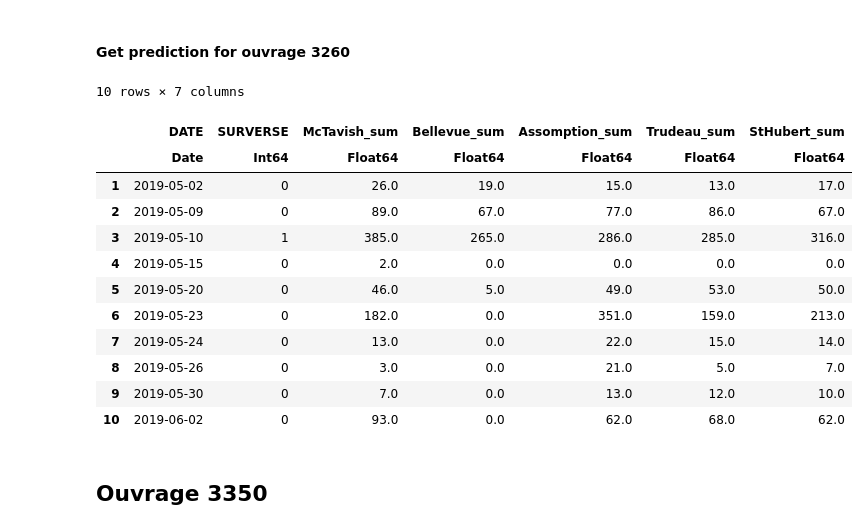
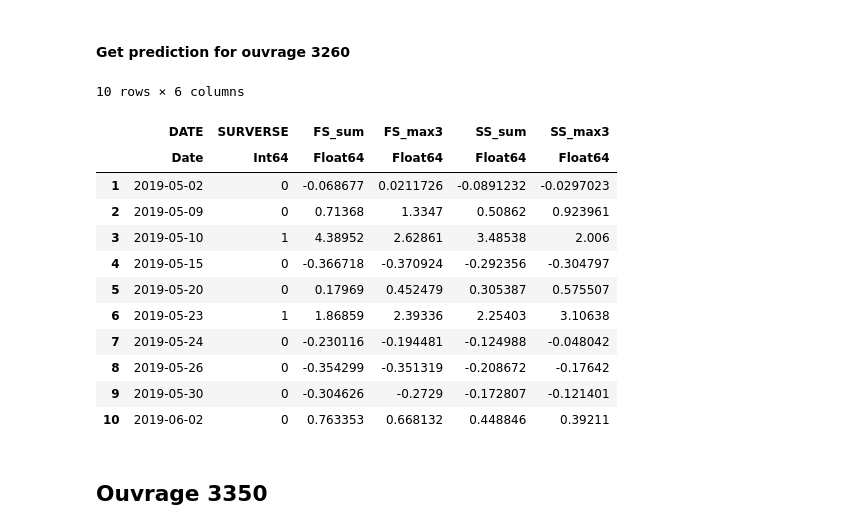
Before and after one commit to JeyzerMC/MTH3302-Project, a Jupyter notebook: Modele_Isolation.ipynb, the cells around one changed output. Drawn from its saved outputs; the diff is of its cells as text; code cells hidden in the pictures.

```diff
--- a/Modele_Isolation.ipynb
+++ b/Modele_Isolation.ipynb
@@ -30,3 +21,9 @@ names_ft = [:McTavish_sum, :McTavish_max, :McTavish_max3,
+# %%
+val_form = @formula(SURVERSE ~ FS_sum + FS_max3 +
+                               SS_sum + SS_max3);
+# %%
+names_ft = [:FS_sum, :FS_max, :FS_max3,
+            :SS_sum, :SS_max, :SS_max3];
 # %%
 params_rf = DataFrame(param=String[], min=Int8[], max=Int8[], step=Int8[]);
 
@@ -110,22 +137,22 @@ test_pred = convert(Array{Int}, trunc.(test_pred));
 # %%
 pred_3260 = test_set;
 pred_3260[!, :SURVERSE] = test_pred;
-vis_ft = [:DATE, :SURVERSE, :McTavish_sum, :Bellevue_sum, :Assomption_sum, :Trudeau_sum, :StHubert_sum];
+vis_ft = [:DATE, :SURVERSE, :FS_sum, :FS_max3, :SS_sum, :SS_max3];
 first(pred_3260[!, vis_ft], 10)
 # %% [output]
-10 rows × 7 columns
+10 rows × 6 columns
-|  | DATE | SURVERSE | McTavish_sum | Bellevue_sum | Assomption_sum | Trudeau_sum | StHubert_sum |
-|  | Date | Int64 | Float64 | Float64 | Float64 | Float64 | Float64 |
-| 1 | 2019-05-02 | 0 | 26.0 | 19.0 | 15.0 | 13.0 | 17.0 |
-| 2 | 2019-05-09 | 0 | 89.0 | 67.0 | 77.0 | 86.0 | 67.0 |
-| 3 | 2019-05-10 | 1 | 385.0 | 265.0 | 286.0 | 285.0 | 316.0 |
-| 4 | 2019-05-15 | 0 | 2.0 | 0.0 | 0.0 | 0.0 | 0.0 |
-| 5 | 2019-05-20 | 0 | 46.0 | 5.0 | 49.0 | 53.0 | 50.0 |
-| 6 | 2019-05-23 | 0 | 182.0 | 0.0 | 351.0 | 159.0 | 213.0 |
-| 7 | 2019-05-24 | 0 | 13.0 | 0.0 | 22.0 | 15.0 | 14.0 |
-| 8 | 2019-05-26 | 0 | 3.0 | 0.0 | 21.0 | 5.0 | 7.0 |
-| 9 | 2019-05-30 | 0 | 7.0 | 0.0 | 13.0 | 12.0 | 10.0 |
-| 10 | 2019-06-02 | 0 | 93.0 | 0.0 | 62.0 | 68.0 | 62.0 |
+|  | DATE | SURVERSE | FS_sum | FS_max3 | SS_sum | SS_max3 |
+|  | Date | Int64 | Float64 | Float64 | Float64 | Float64 |
+| 1 | 2019-05-02 | 0 | -0.068677 | 0.0211726 | -0.0891232 | -0.0297023 |
+| 2 | 2019-05-09 | 0 | 0.71368 | 1.3347 | 0.50862 | 0.923961 |
+| 3 | 2019-05-10 | 1 | 4.38952 | 2.62861 | 3.48538 | 2.006 |
+| 4 | 2019-05-15 | 0 | -0.366718 | -0.370924 | -0.292356 | -0.304797 |
+| 5 | 2019-05-20 | 0 | 0.17969 | 0.452479 | 0.305387 | 0.575507 |
+| 6 | 2019-05-23 | 1 | 1.86859 | 2.39336 | 2.25403 | 3.10638 |
+| 7 | 2019-05-24 | 0 | -0.230116 | -0.194481 | -0.124988 | -0.048042 |
+| 8 | 2019-05-26 | 0 | -0.354299 | -0.351319 | -0.208672 | -0.17642 |
+| 9 | 2019-05-30 | 0 | -0.304626 | -0.2729 | -0.172807 | -0.121401 |
+| 10 | 2019-06-02 | 0 | 0.763353 | 0.668132 | 0.448846 | 0.39211 |
 # %% [markdown]
 ## Ouvrage 3350
 # %%
```
Also changed, not shown: parts of 48 cells of this notebook, 13 other files.
